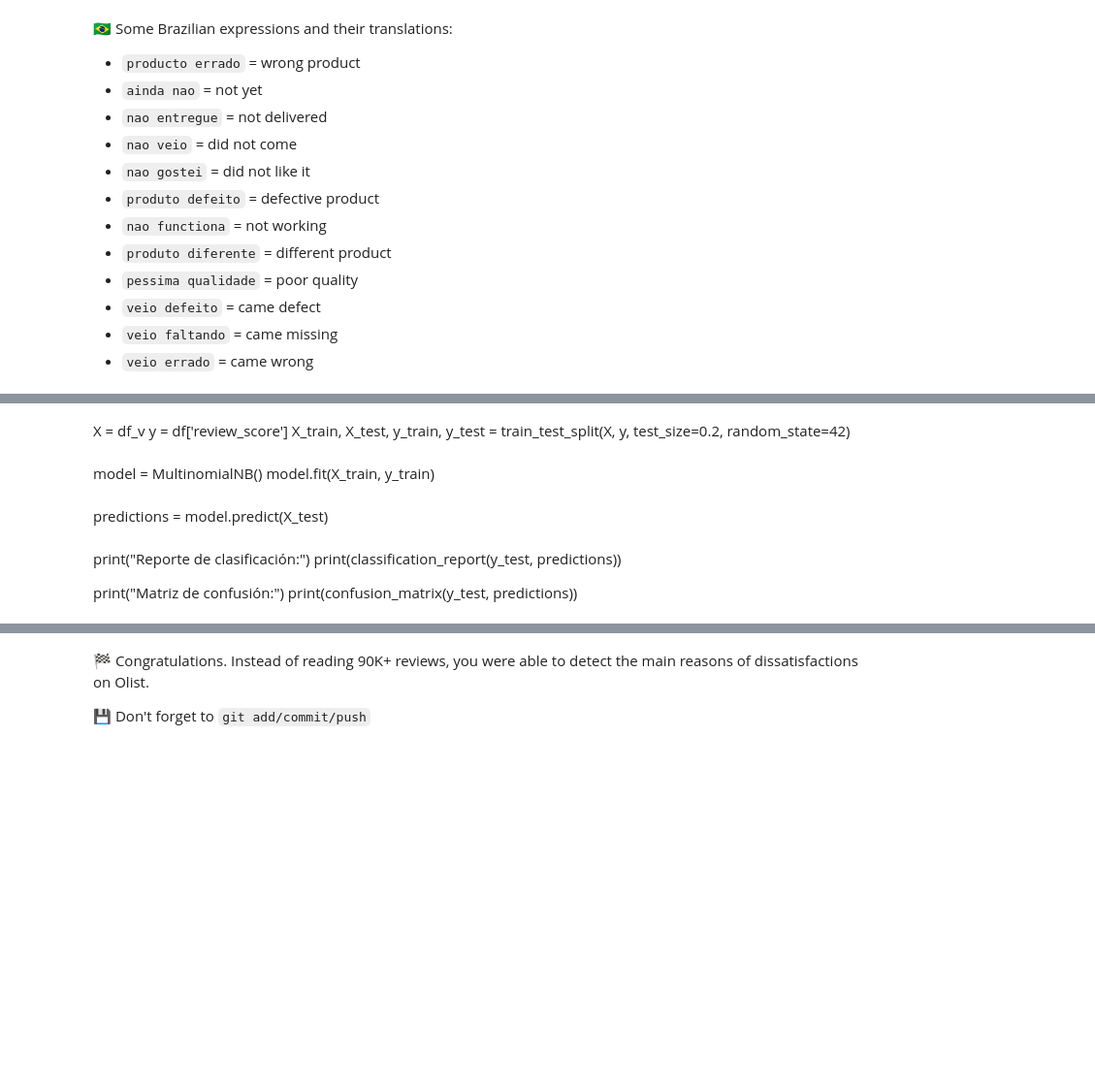
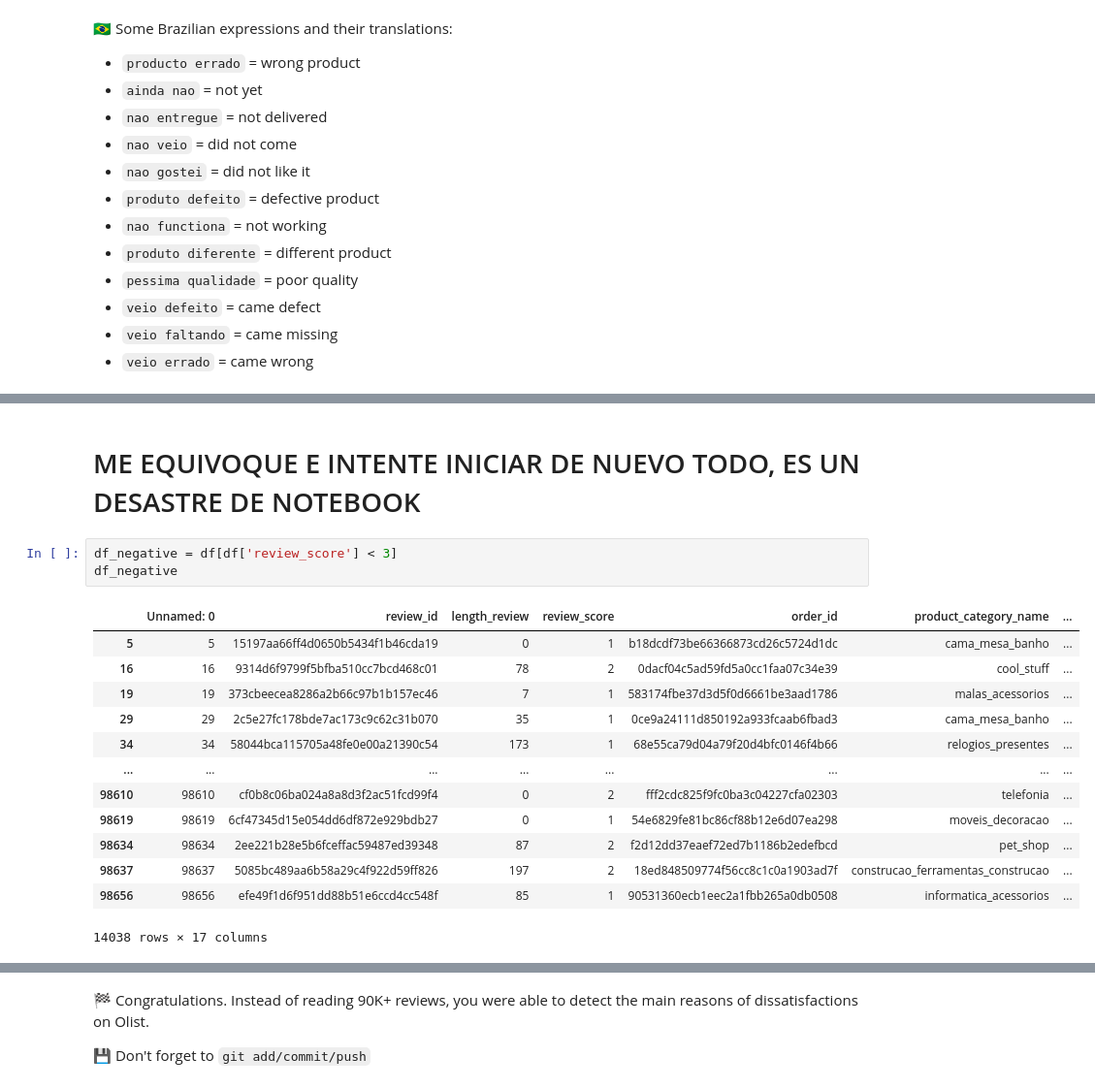
Before and after one commit to MonicaVenzor/data-review-investigation, a Jupyter notebook: Review-Investigation.ipynb, the cells around one changed output, grey strips where cells are left out. Shown at 97% size. Saved outputs shown, nothing was run; the diff lists cells and outputs as text; blank space fills up the shorter version.

```diff
--- a/Review-Investigation.ipynb
+++ b/Review-Investigation.ipynb
@@ -200,15 +91,19 @@ from sklearn.metrics import classification_report, confusion_matrix
-# %% [markdown]
-X = df_v
-y = df['review_score']
-X_train, X_test, y_train, y_test = train_test_split(X, y, test_size=0.2, random_state=42)
-# %% [markdown]
-model = MultinomialNB()
-model.fit(X_train, y_train)
-# %% [markdown]
-predictions = model.predict(X_test)
-# %% [markdown]
-print("Reporte de clasificación:")
-print(classification_report(y_test, predictions))
-
-print("Matriz de confusión:")
-print(confusion_matrix(y_test, predictions))
+# %% [markdown]
+# ME EQUIVOQUE E INTENTE INICIAR DE NUEVO TODO, ES UN DESASTRE DE NOTEBOOK
+# %%
+df_negative = df[df['review_score'] < 3]
+df_negative
+# %% [output]
+|  | Unnamed: 0 | review_id | length_review | review_score | order_id | product_category_name | ... |
+| 5 | 5 | 15197aa66ff4d0650b5434f1b46cda19 | 0 | 1 | b18dcdf73be66366873cd26c5724d1dc | cama_mesa_banho | ... |
+| 16 | 16 | 9314d6f9799f5bfba510cc7bcd468c01 | 78 | 2 | 0dacf04c5ad59fd5a0cc1faa07c34e39 | cool_stuff | ... |
+| 19 | 19 | 373cbeecea8286a2b66c97b1b157ec46 | 7 | 1 | 583174fbe37d3d5f0d6661be3aad1786 | malas_acessorios | ... |
+| 29 | 29 | 2c5e27fc178bde7ac173c9c62c31b070 | 35 | 1 | 0ce9a24111d850192a933fcaab6fbad3 | cama_mesa_banho | ... |
+| 34 | 34 | 58044bca115705a48fe0e00a21390c54 | 173 | 1 | 68e55ca79d04a79f20d4bfc0146f4b66 | relogios_presentes | ... |
+| ... | ... | ... | ... | ... | ... | ... | ... |
+| 98610 | 98610 | cf0b8c06ba024a8a8d3f2ac51fcd99f4 | 0 | 2 | fff2cdc825f9fc0ba3c04227cfa02303 | telefonia | ... |
+| 98619 | 98619 | 6cf47345d15e054dd6df872e929bdb27 | 0 | 1 | 54e6829fe81bc86cf88b12e6d07ea298 | moveis_decoracao | ... |
+| 98634 | 98634 | 2ee221b28e5b6fceffac59487ed39348 | 87 | 2 | f2d12dd37eaef72ed7b1186b2edefbcd | pet_shop | ... |
+| 98637 | 98637 | 5085bc489aa6b58a29c4f922d59ff826 | 197 | 2 | 18ed848509774f56cc8c1c0a1903ad7f | construcao_ferramentas_construcao | ... |
+| 98656 | 98656 | efe49f1d6f951dd88b51e6ccd4cc548f | 85 | 1 | 90531360ecb1eec2a1fbb265a0db0508 | informatica_acessorios | ... |
+14038 rows × 17 columns
```
Also changed, not shown: parts of 30 cells of this notebook.
